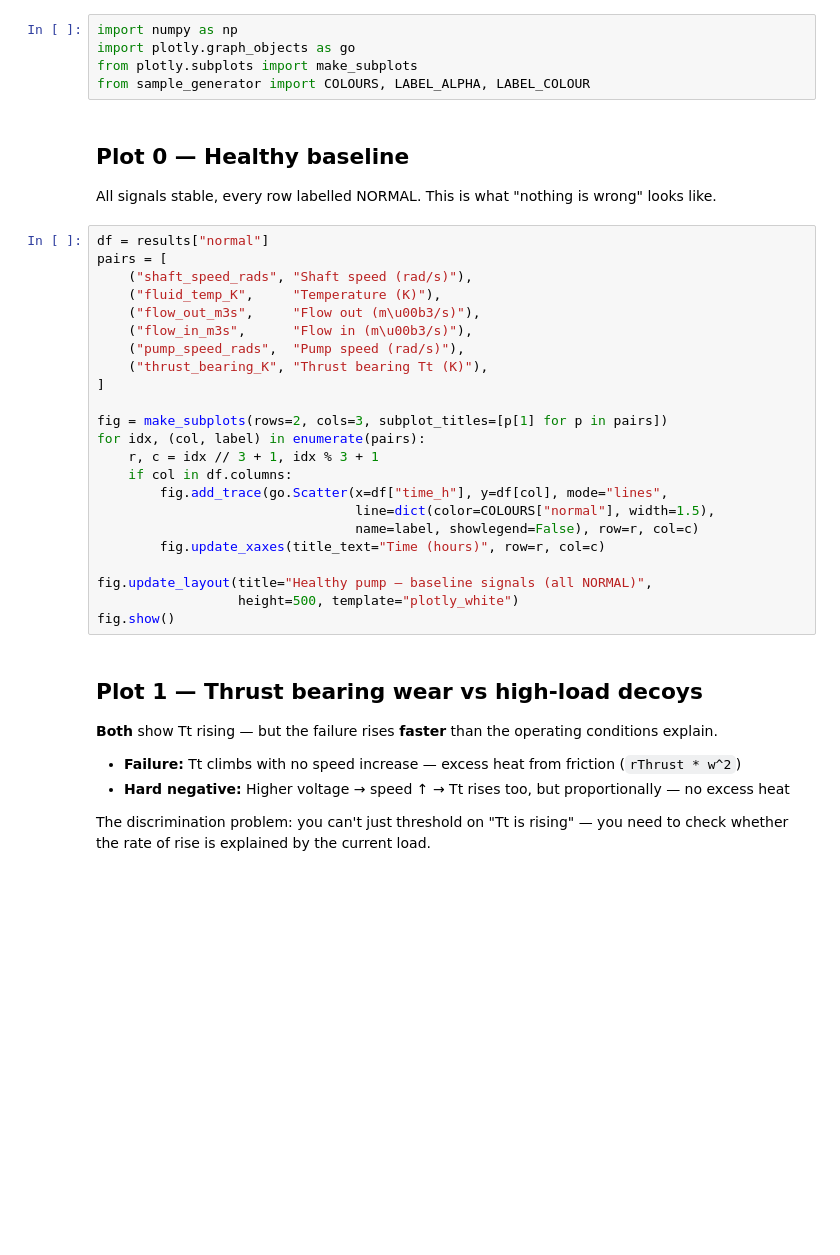
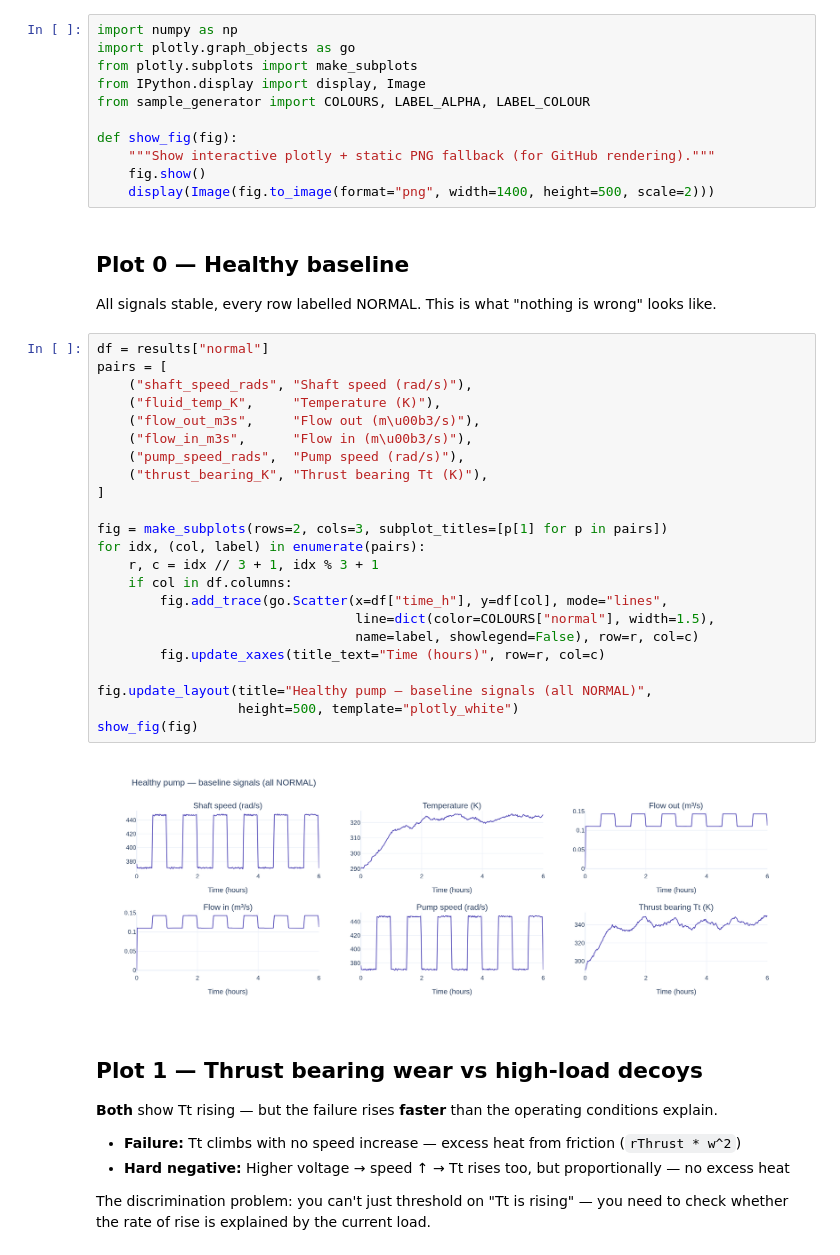
Before and after one commit to rammi-dev/synthetic-data, a Jupyter notebook: sample_visualiser_executed.ipynb, the cells around one changed output. Drawn from its saved outputs; the diff is of its cells as text; blank space fills up the shorter version.

```diff
--- a/sample_visualiser_executed.ipynb
+++ b/sample_visualiser_executed.ipynb
@@ -68,33 +68,41 @@ pd.DataFrame(rows).set_index("scenario")
 import numpy as np
 import plotly.graph_objects as go
 from plotly.subplots import make_subplots
+from IPython.display import display, Image
 from sample_generator import COLOURS, LABEL_ALPHA, LABEL_COLOUR
+
+def show_fig(fig):
+    """Show interactive plotly + static PNG fallback (for GitHub rendering)."""
+    fig.show()
+    display(Image(fig.to_image(format="png", width=1400, height=500, scale=2)))
 # %% [markdown]
 ## Plot 0 — Healthy baseline
 All signals stable, every row labelled NORMAL. This is what "nothing is wrong" looks like.
 # %%
 df = results["normal"]
 pairs = [
     ("shaft_speed_rads", "Shaft speed (rad/s)"),
     ("fluid_temp_K",     "Temperature (K)"),
     ("flow_out_m3s",     "Flow out (m\u00b3/s)"),
     ("flow_in_m3s",      "Flow in (m\u00b3/s)"),
     ("pump_speed_rads",  "Pump speed (rad/s)"),
     ("thrust_bearing_K", "Thrust bearing Tt (K)"),
 ]
 
 fig = make_subplots(rows=2, cols=3, subplot_titles=[p[1] for p in pairs])
 for idx, (col, label) in enumerate(pairs):
     r, c = idx // 3 + 1, idx % 3 + 1
     if col in df.columns:
         fig.add_trace(go.Scatter(x=df["time_h"], y=df[col], mode="lines",
                                  line=dict(color=COLOURS["normal"], width=1.5),
                                  name=label, showlegend=False), row=r, col=c)
         fig.update_xaxes(title_text="Time (hours)", row=r, col=c)
 
 fig.update_layout(title="Healthy pump — baseline signals (all NORMAL)",
                   height=500, template="plotly_white")
-fig.show()
+show_fig(fig)
+# %% [output]
+[figure, added]
 # %% [markdown]
 ## Plot 1 — Thrust bearing wear vs high-load decoys
 
```
Also changed, not shown: parts of 5 cells of this notebook, 3 other files.
